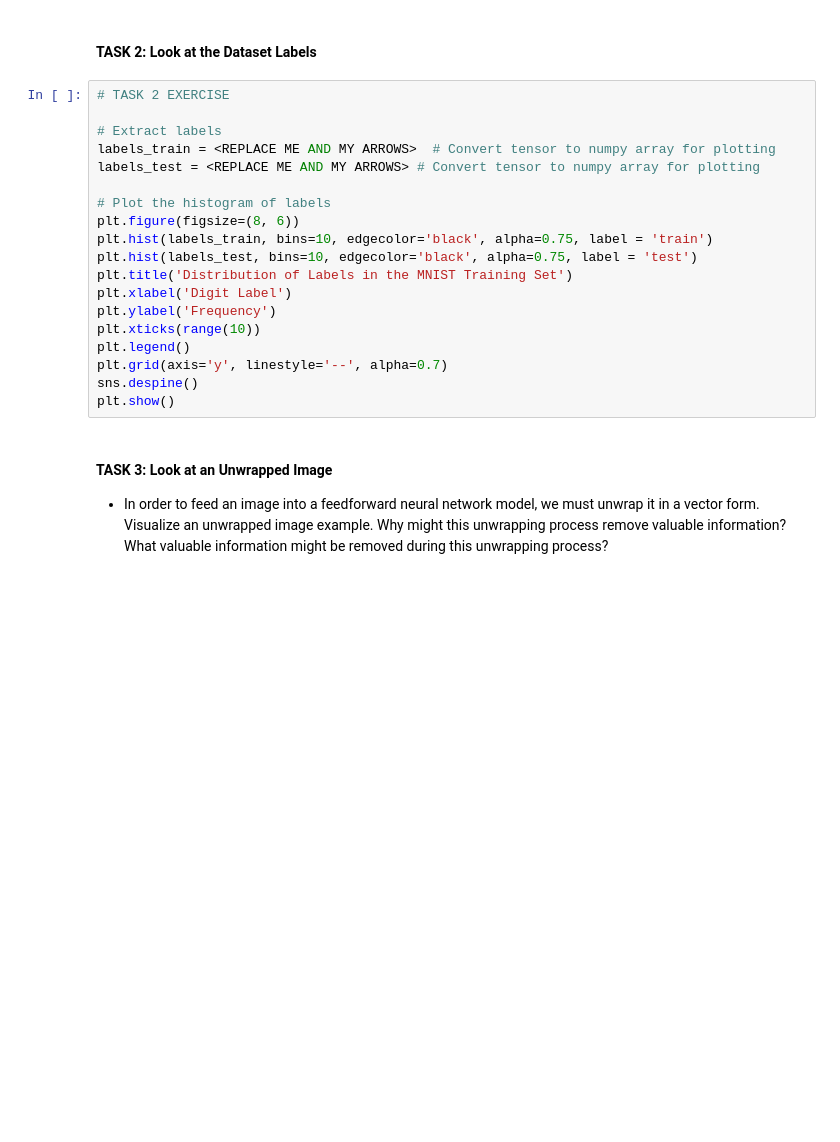
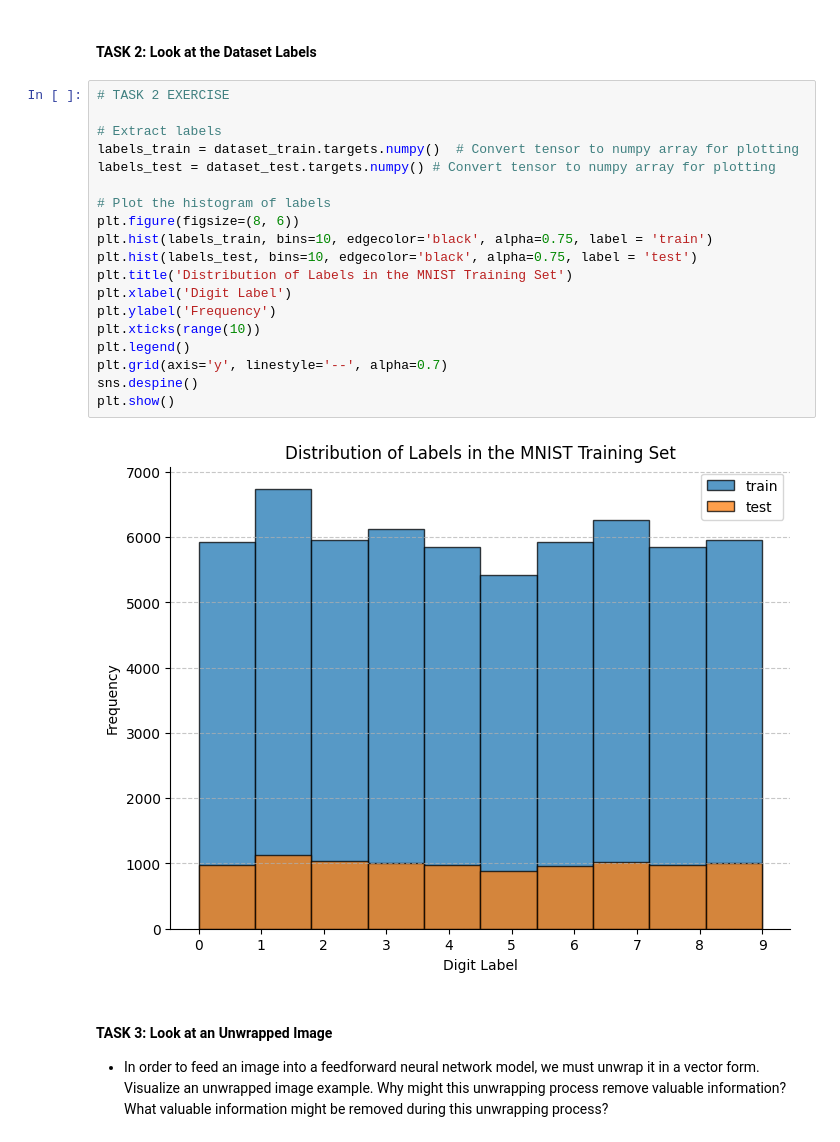
Before and after one commit to bmontoyag/UTEC_MISTI_2026, a Jupyter notebook: 2026mistiperu_introtofeatureengineering_images_student_exercises.ipynb, the cells around one changed output. Cells and saved outputs as stored; diff of their text form; blank space fills up the shorter version.

```diff
--- a/2026mistiperu_introtofeatureengineering_images_student_exercises.ipynb
+++ b/2026mistiperu_introtofeatureengineering_images_student_exercises.ipynb
@@ -182,22 +189,24 @@ plt.show()
 # %%
 # TASK 2 EXERCISE
 
 # Extract labels
-labels_train = <REPLACE ME AND MY ARROWS>  # Convert tensor to numpy array for plotting
-labels_test = <REPLACE ME AND MY ARROWS> # Convert tensor to numpy array for plotting
+labels_train = dataset_train.targets.numpy()  # Convert tensor to numpy array for plotting
+labels_test = dataset_test.targets.numpy() # Convert tensor to numpy array for plotting
 
 # Plot the histogram of labels
 plt.figure(figsize=(8, 6))
 plt.hist(labels_train, bins=10, edgecolor='black', alpha=0.75, label = 'train')
 plt.hist(labels_test, bins=10, edgecolor='black', alpha=0.75, label = 'test')
 plt.title('Distribution of Labels in the MNIST Training Set')
 plt.xlabel('Digit Label')
 plt.ylabel('Frequency')
 plt.xticks(range(10))
 plt.legend()
 plt.grid(axis='y', linestyle='--', alpha=0.7)
 sns.despine()
 plt.show()
+# %% [output]
+[figure, added]
 # %% [markdown]
 #### TASK 3: Look at an Unwrapped Image
 
```
Also changed, not shown: parts of 32 cells of this notebook.
